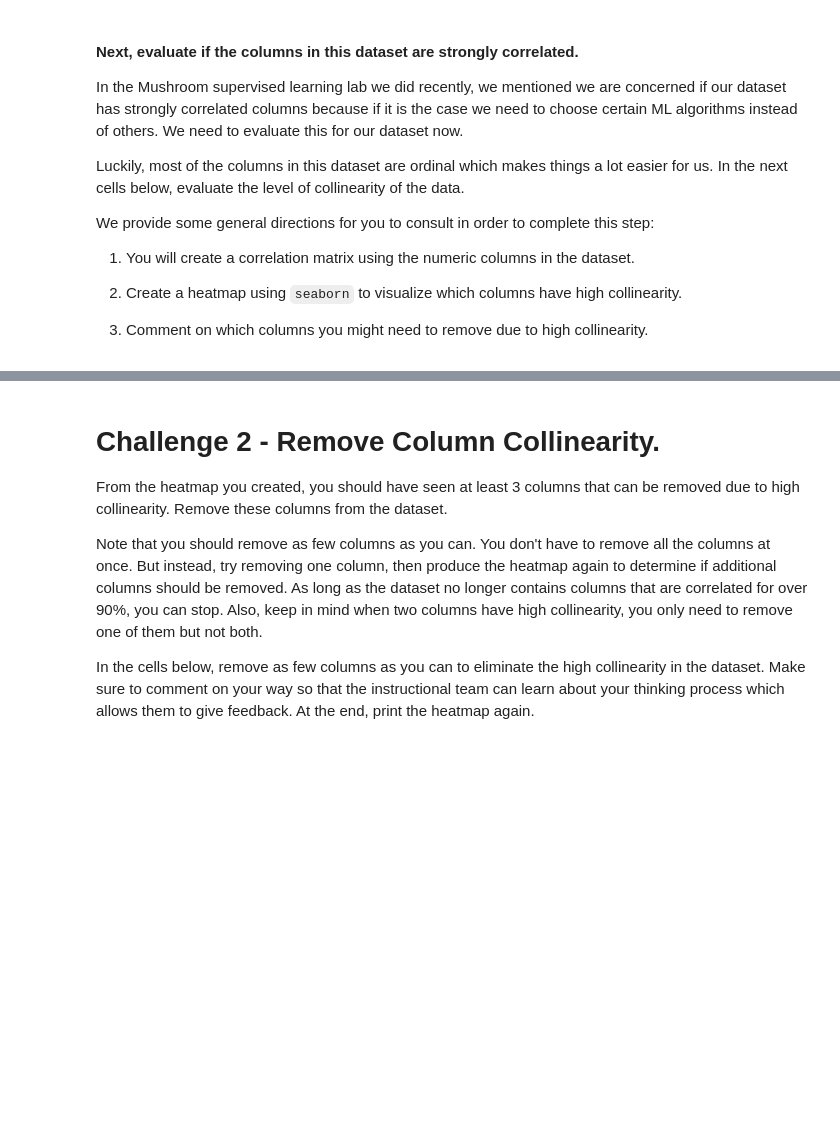
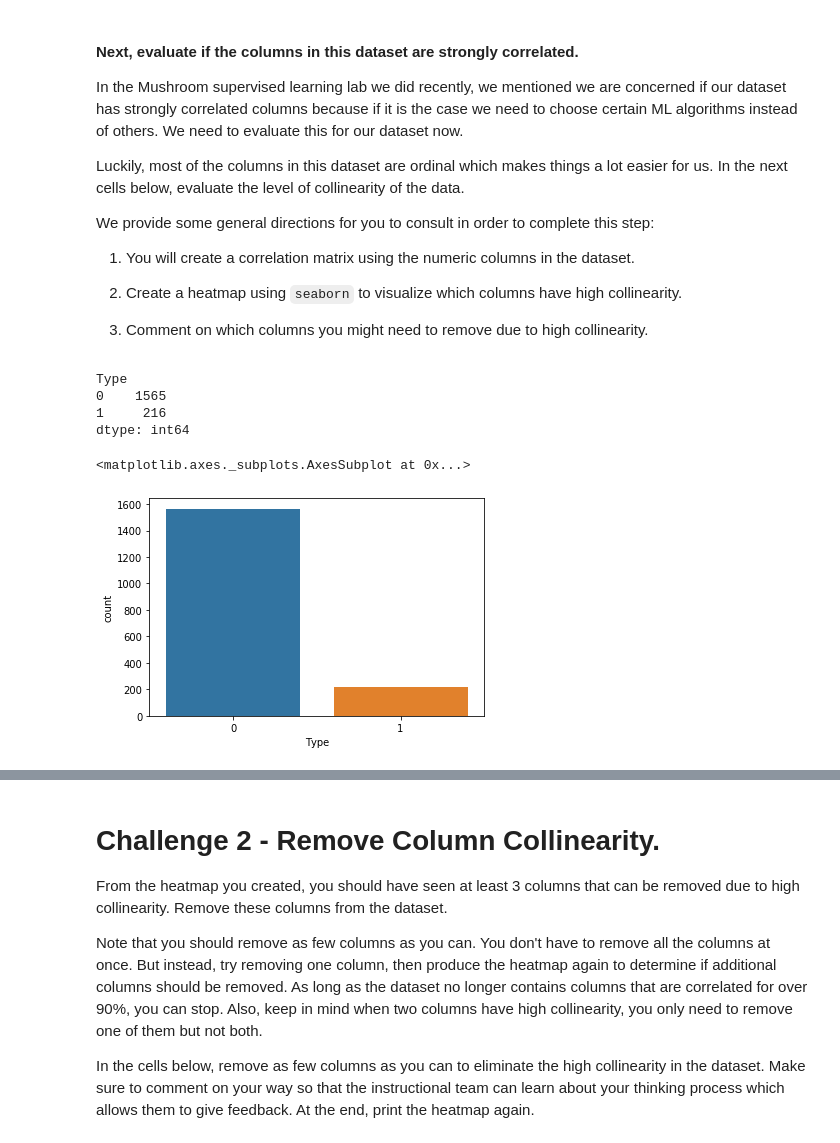
Before and after one commit to ta-datapt-bcn/lab-supervised-learning, a Jupyter notebook: your-code/main.ipynb, the cells around one changed output, grey strips where cells are left out. Cells and saved outputs as stored; diff of their text form; code cells hidden in the pictures; blank space fills up the shorter version.

```diff
--- a/your-code/main.ipynb
+++ b/your-code/main.ipynb
@@ -56,0 +119,14 @@ We provide some general directions for you to consult in order to complete this
+# %%
+# Your code here
+import seaborn as sns
+import matplotlib.pyplot as plt
+
+print(websites.groupby('Type').size())
+sns.countplot(websites['Type'],label="Count")
+# %% [output]
+Type
+0    1565
+1     216
+dtype: int64
+<matplotlib.axes._subplots.AxesSubplot at 0x...>
+[figure, added]
```
Also changed, not shown: parts of 59 cells of this notebook, 1 other file.
